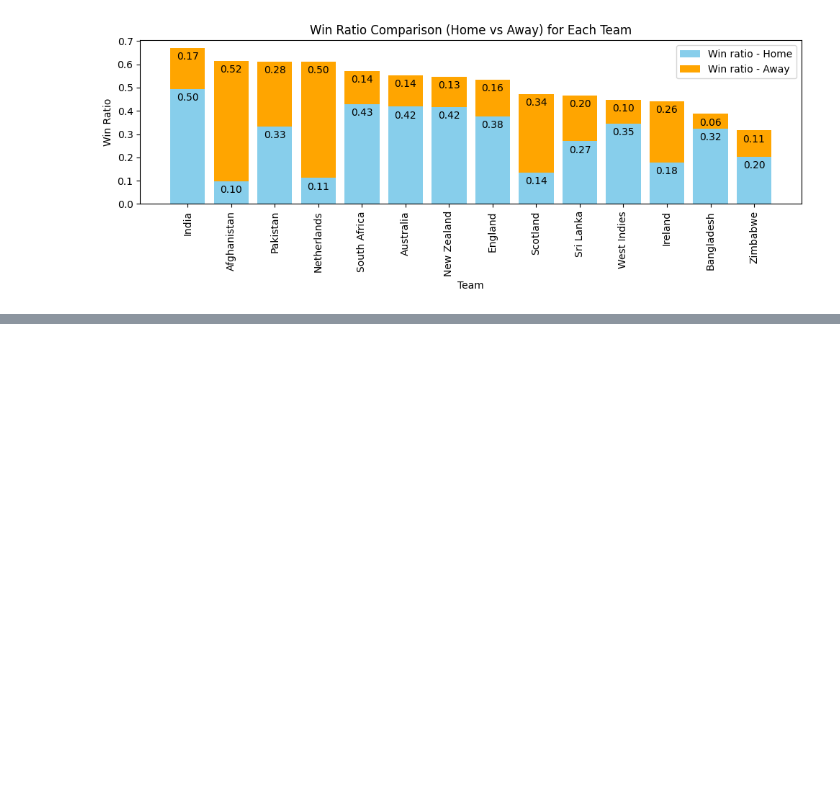
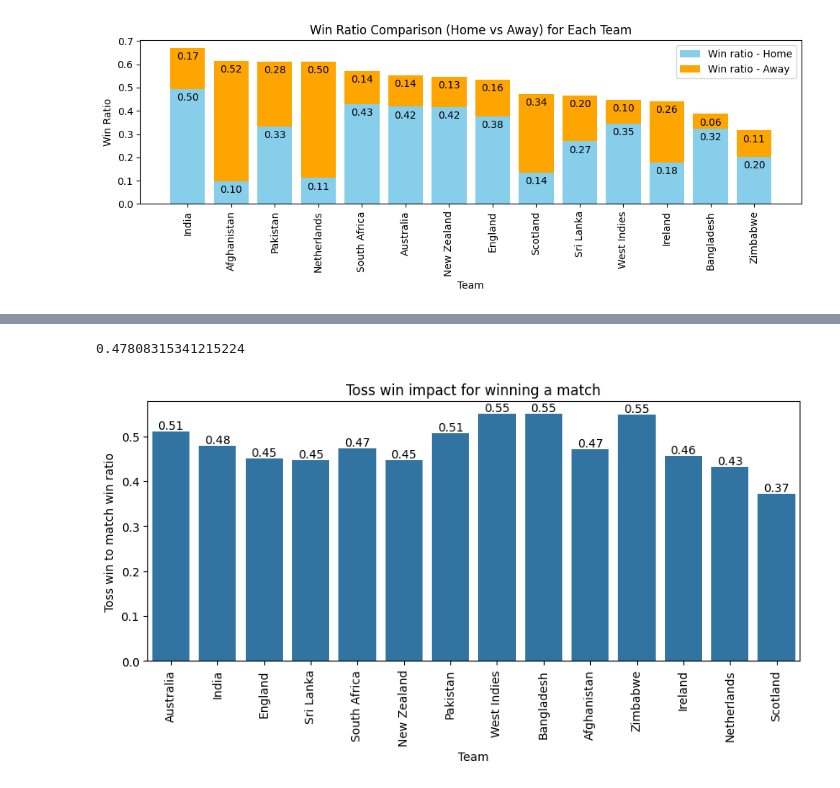
Before and after one commit to NishanD21/T20-Cricket-Data-Analysis, a Jupyter notebook: t20_cricket_analysis.ipynb, the cells around one changed output, grey strips where cells are left out. Drawn from its saved outputs; the diff is of its cells as text; code cells hidden in the pictures; blank space fills up the shorter version.

```diff
--- a/t20_cricket_analysis.ipynb
+++ b/t20_cricket_analysis.ipynb
@@ -508,0 +517,23 @@ plt.show()
+# %%
+# function to find the impact on toss for win ratio
+
+def toss_win_r(team):
+    df_team = df_final[(df_final['Team1 Name'] == team) | (df_final['Team2 Name'] == team)]
+    df_team_win = df_team[df_team['Match Winner'] == team]
+    df_team_toss_win = df_team_win[df_team_win['Toss Winner'] == team]
+    toss_win_match_win_r = df_team_toss_win.shape[0]/df_team_win.shape[0]
+
+    return toss_win_match_win_r
+# %%
+teams =[]
+toss_win_match_win_r = []
+
+for team in top_teams:
+    toss_win_m_winr = toss_win_r(team)
+    toss_win_match_win_r.append(toss_win_m_winr)
+    teams.append(team)
+
+df_toss_impact = pd.DataFrame({"Team": teams,
+                              'Toss win to match win ratio' : toss_win_match_win_r})
+
+df_toss_impact
@@ -508,0 +556,22 @@ plt.show()
+# %%
+df_toss_impact['Toss win to match win ratio'].mean()
+# %% [output]
+0.47808315341215224
+# %%
+# visualization of toss win impact for winning a match
+
+
+plt.figure(figsize=(10,4))
+sns.barplot(x = 'Team' ,y = 'Toss win to match win ratio', data = df_toss_impact)
+plt.title('Toss win impact for winning a match')
+plt.xlabel('Team')
+plt.ylabel('Toss win to match win ratio')
+plt.xticks(rotation = 90)
+
+# Adding data labels
+for index, value in enumerate(df_toss_impact['Toss win to match win ratio']):
+    plt.text(index, value, f'{value:.2f}', ha='center', va='bottom')
+
+plt.show()
+# %% [output]
+[figure, added]
```
Also changed, not shown: parts of 3 cells of this notebook, 1 other file.
